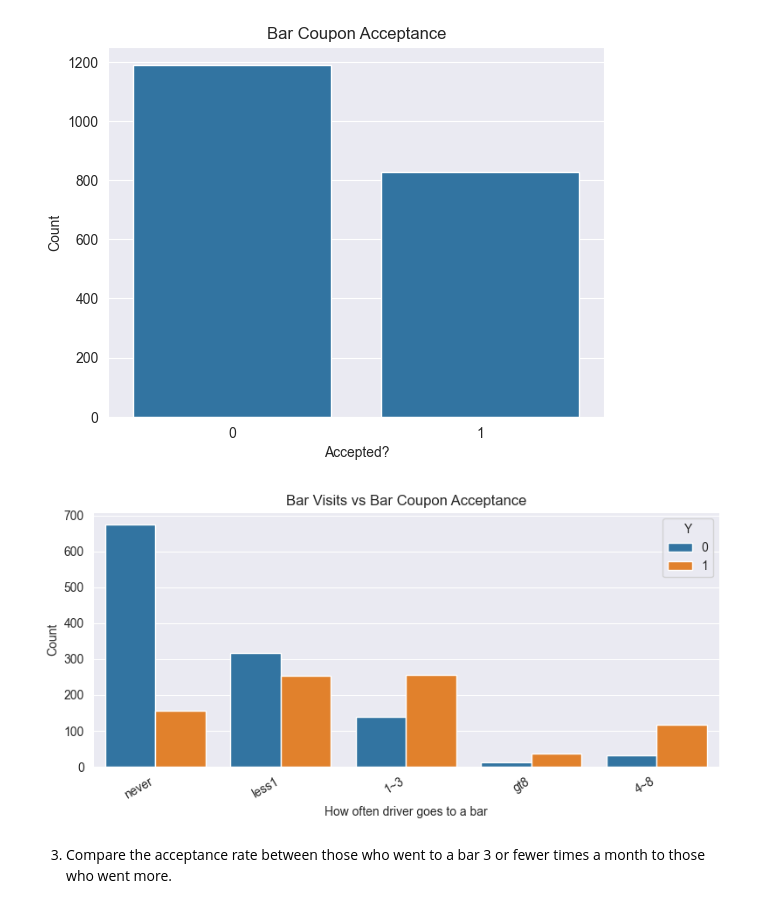
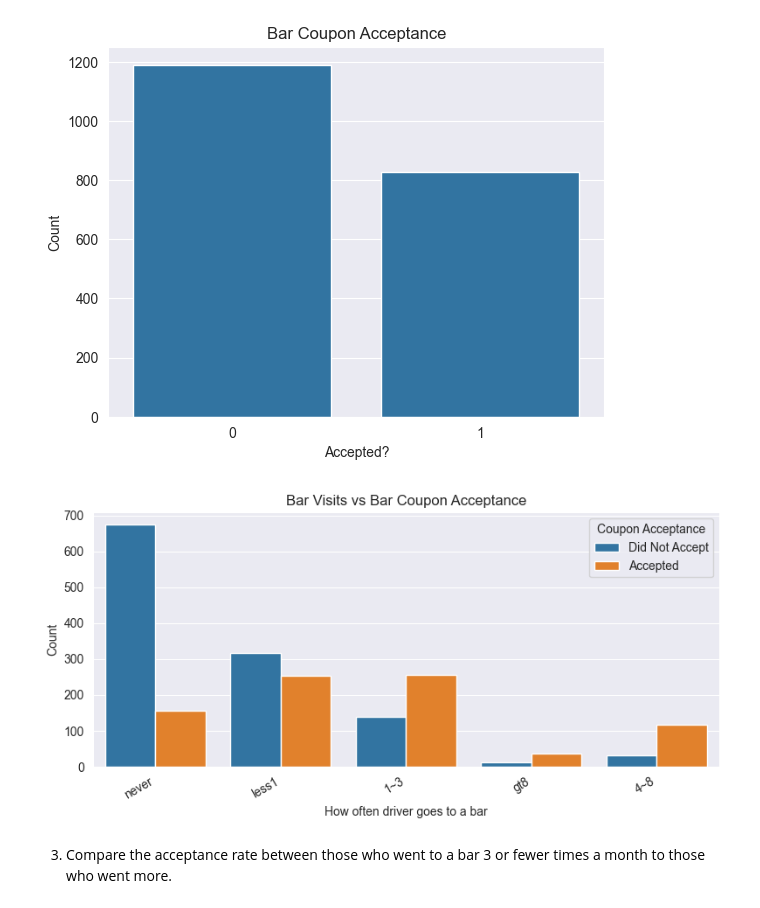
Before and after one commit to gundaja/customer_coupon_acceptance, a Jupyter notebook: coupon_analysis.ipynb, the cells around one changed output. Drawn from its saved outputs; the diff is of its cells as text; code cells hidden in the pictures.

Commit message:
Update legend label

```diff
--- a/coupon_analysis.ipynb
+++ b/coupon_analysis.ipynb
@@ -142,16 +142,17 @@ plt.show()
 # %%
 freq_col = 'Bar' if 'Bar' in bar_df.columns else 'Bar_freq'
 if freq_col in bar_df.columns:
     plt.figure(figsize=(8,4))
     sns.countplot(data=bar_df, x=freq_col, hue='Y')
     plt.title('Bar Visits vs Bar Coupon Acceptance')
     plt.xlabel('How often driver goes to a bar')
     plt.ylabel('Count')
     plt.xticks(rotation=30, ha='right')
+    plt.legend(labels=['Did Not Accept', 'Accepted'], title='Coupon Acceptance')
     plt.tight_layout()
     plt.show()
 # %% [output]
-[figure, old version]
+[figure, new version]
 # %% [markdown]
 3. Compare the acceptance rate between those who went to a bar 3 or fewer times a month to those who went more.
 # %%
```
